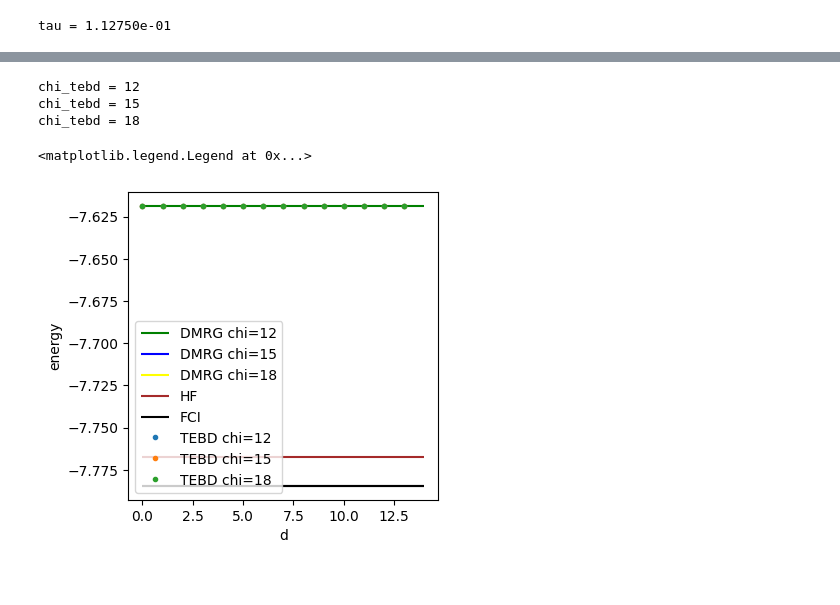
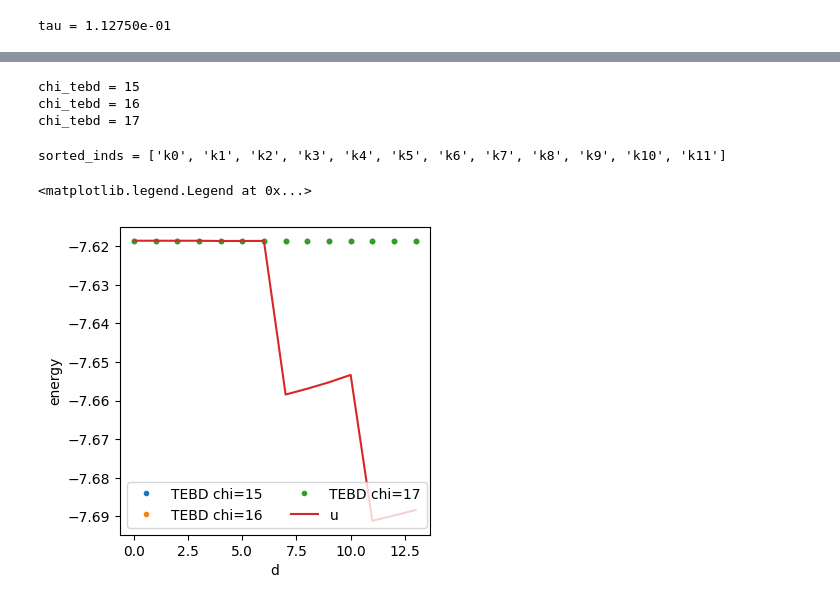
Before and after one commit to bdalfavero/RealTimeKrylov, a Jupyter notebook: lih_quimb.ipynb, the cells around one changed output, grey strips where cells are left out. Drawn from its saved outputs; the diff is of its cells as text; code cells hidden in the pictures.

Commit message:
Tried with unitary.

```diff
--- a/lih_quimb.ipynb
+++ b/lih_quimb.ipynb
@@ -19,9 +19,9 @@ basis = "sto-3g"
 n_elec = 4
 geometry = of.chem.geometry_from_pubchem(molec)
 multiplicity = 1
-dmrg_max_bond = [14, 15, 16]
+dmrg_max_bond = [15, 16, 17]
 tebd_max_bond = deepcopy(dmrg_max_bond)
 mpo_max_bond = 500
 steps = 10
 eps = 1e-12
-d = 15
+d = 20
@@ -71,6 +69,7 @@ tebd_energies = np.zeros((len(tebd_max_bond), d-1), dtype=float)
 tebd_all_h = np.zeros((len(tebd_max_bond), d, d), dtype=complex)
 tebd_all_s = np.zeros((len(tebd_max_bond), d, d), dtype=complex)
 bond_sizes = np.zeros((len(tebd_max_bond), d, len(hamiltonian_mpo.tensors)-1), dtype=int)
+tebd_num_kept = np.zeros((len(tebd_max_bond), d-1), dtype=int)
 for i, chi_tebd in enumerate(tebd_max_bond):
     print(f"chi_tebd = {chi_tebd}")
     states = get_evolved_states(ev_circuit_transpiled, ground_states[0].copy(), d, chi_tebd, None)
@@ -81,23 +80,33 @@ for i, chi_tebd in enumerate(tebd_max_bond):
     tebd_energies[i, :] = energies
     tebd_all_h[i, :, :] = h
     tebd_all_s[i, :, :] = s
+    tebd_num_kept[i, :] = num_kept
 # %% [output]
-chi_tebd = 12
 chi_tebd = 15
-chi_tebd = 18
+chi_tebd = 16
+chi_tebd = 17
+# %%
+# Use the unitary of the evolution circuit.
+ref_vector = mps_to_vector(ground_states[0])
+states = exact_evolved_states(ev_circuit_transpiled, ref_vector, d)
+h, s = fill_subspace_matrices_vectors(states, ham_sparse)
+energies_u, num_kept_u = energy_vs_d(h, s, method="threshold", eps=eps)
+# %% [output]
+sorted_inds = ['k0', 'k1', 'k2', 'k3', 'k4', 'k5', 'k6', 'k7', 'k8', 'k9', 'k10', 'k11']
 # %%
 fig2, ax2 = plt.subplots(1, 1, figsize=(4, 4))
 dmrg_colors = ["green", "blue", "yellow"]
-for i, (chi, dmrg_energy) in enumerate(zip(dmrg_max_bond, dmrg_energies)):
-    ax2.hlines(dmrg_energy, 0., tebd_energies.shape[1], dmrg_colors[i], label=f"DMRG chi={chi}")
-ax2.hlines(molecule.hf_energy, 0., tebd_energies.shape[1], colors=["brown"], label="HF")
-ax2.hlines(molecule.fci_energy, 0., tebd_energies.shape[1], colors=["black"], label="FCI")
+# for i, (chi, dmrg_energy) in enumerate(zip(dmrg_max_bond, dmrg_energies)):
+#     ax2.hlines(dmrg_energy, 0., tebd_energies.shape[1], dmrg_colors[i], label=f"DMRG chi={chi}")
+# ax2.hlines(molecule.hf_energy, 0., tebd_energies.shape[1], linestyle="--", colors=["brown"], label="HF")
+# ax2.hlines(molecule.fci_energy, 0., tebd_energies.shape[1], linestyle="--", colors=["black"], label="FCI")
 for i, chi in enumerate(tebd_max_bond):
     ax2.plot(tebd_energies[i, :], '.', label=f"TEBD chi={chi}")
+ax2.plot(energies_u, label="u")
 ax2.set_ylabel("energy")
 ax2.set_xlabel("d")
-ax2.legend(loc="lower left")
+ax2.legend(ncols=2)
 # %% [output]
 <matplotlib.legend.Legend at 0x...>
-[figure, old version]
+[figure, new version]
 # %%
```
Also changed, not shown: parts of 5 cells of this notebook.
